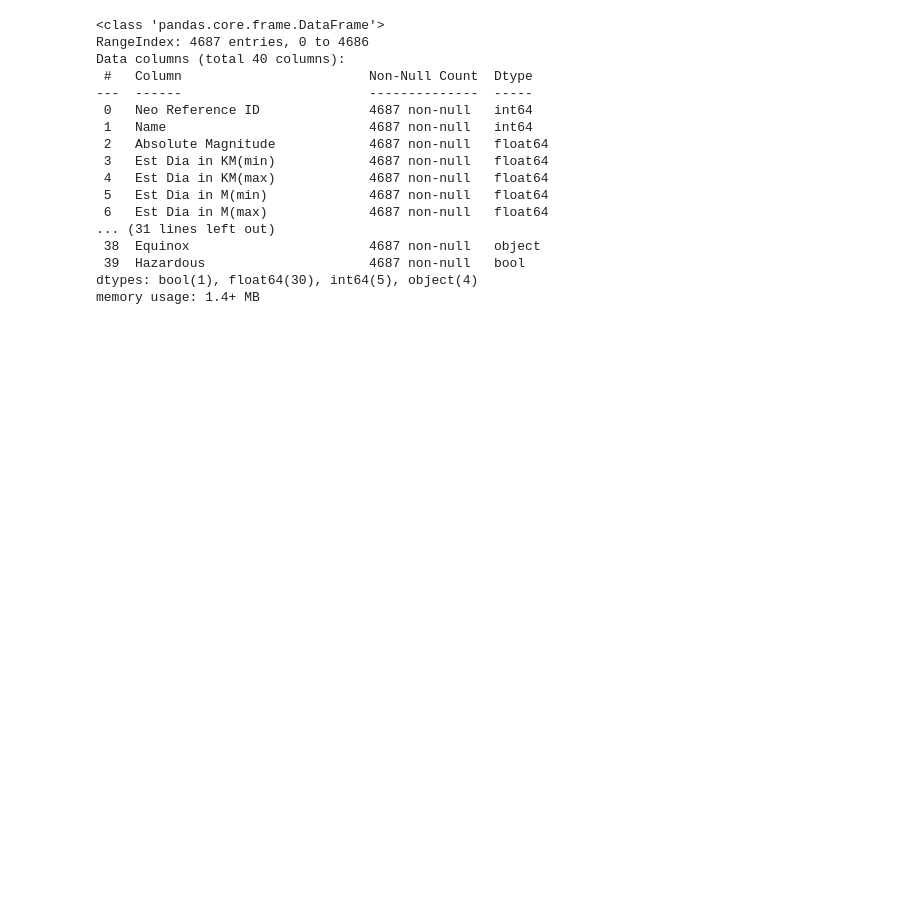
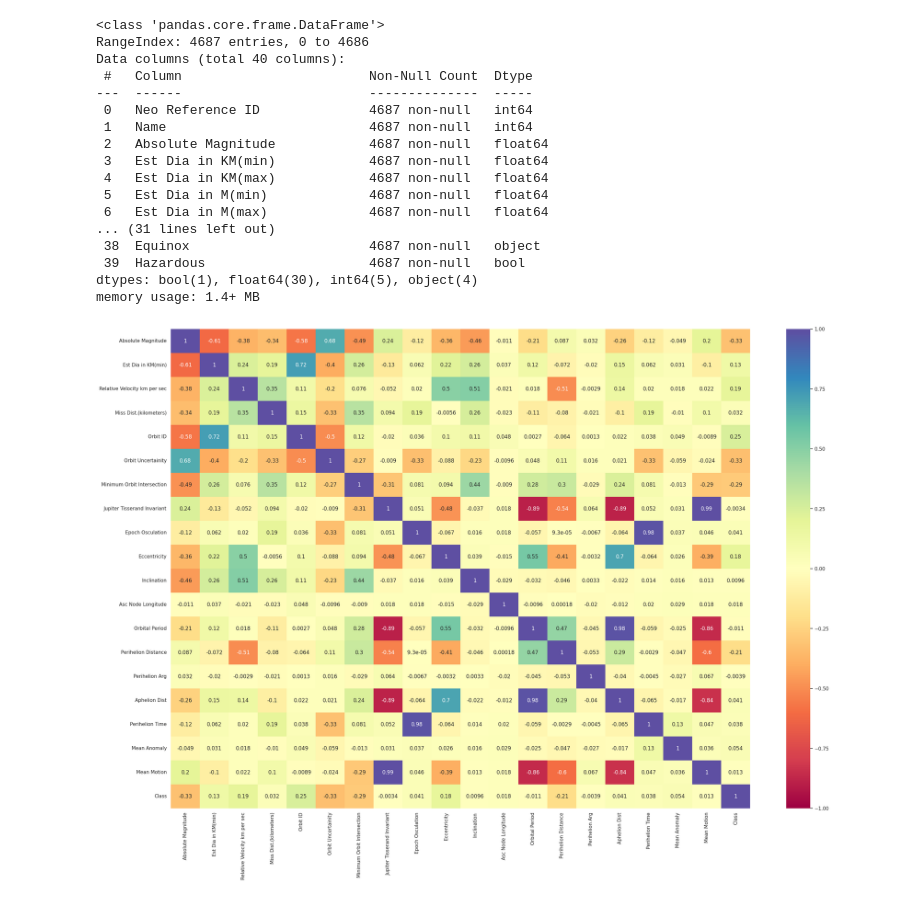
Before and after one commit to HugoLeda/machine_learning, a Jupyter notebook: NASA_Asteroids_Classification.ipynb, the cells around one changed output. Saved outputs shown, nothing was run; the diff lists cells and outputs as text; code cells hidden in the pictures; blank space fills up the shorter version.

```diff
--- a/NASA_Asteroids_Classification.ipynb
+++ b/NASA_Asteroids_Classification.ipynb
@@ -95,3 +95,21 @@ Data columns (total 40 columns):
  39  Hazardous                     4687 non-null   bool
 dtypes: bool(1), float64(30), int64(5), object(4)
 memory usage: 1.4+ MB
+# %%
+df.rename(columns={'Hazardous': 'Class'}, inplace=True)
+# %%
+df = df.drop(['Orbiting Body','Equinox'],axis=1)
+# %%
+df = df.drop(['Est Dia in M(min)', 'Est Dia in M(max)', 'Est Dia in Miles(min)', 'Est Dia in Miles(max)', 'Est Dia in Feet(min)', 'Est Dia in Feet(max)', 'Est Dia in KM(max)',
+              'Relative Velocity km per hr', 'Miles per hour',
+              'Miss Dist.(Astronomical)', 'Miss Dist.(lunar)', 'Miss Dist.(miles)',
+              'Semi Major Axis',
+              'Neo Reference ID', 'Name',
+              'Close Approach Date', 'Epoch Date Close Approach', 'Orbit Determination Date'],axis=1)
+# %%
+sns.set(rc={'figure.figsize':(30,20)})
+sns.heatmap(df.corr(), vmin=-1, vmax=1, cmap="Spectral", annot=True)
+plt.show()
+plt.close()
+# %% [output]
+[figure, added]
```
Also changed, not shown: parts of 3 cells of this notebook.
